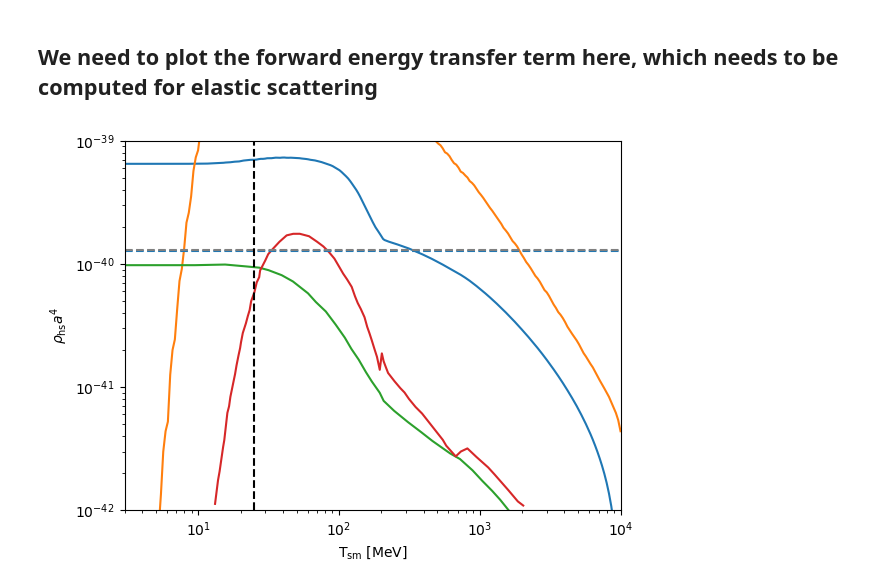
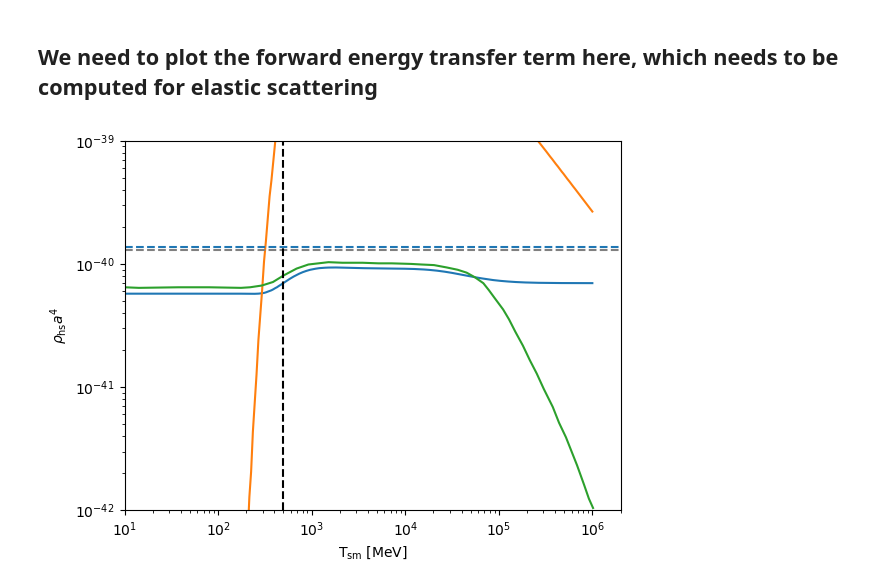
Before and after one commit to Duncan-Adams/mcp_boltzmann, a Jupyter notebook: notebooks/mcp_boltzmann_solver.ipynb, the cells around one changed output. Saved outputs shown, nothing was run; the diff lists cells and outputs as text; code cells hidden in the pictures.

Commit message:
Fixed bug in coulomb electroweak scatterng rates

```diff
--- a/notebooks/mcp_boltzmann_solver.ipynb
+++ b/notebooks/mcp_boltzmann_solver.ipynb
@@ -122,10 +120,10 @@ FAC = 1./(6.58212e-22)
 def delta_rho_nu_gam(T_gam, T_nu):
     return (1/FAC)*(DeltaRho_nue(T_gam, T_nu, 0.0) + 2*DeltaRho_numu(T_gam, T_nu, 0.0))
 # %%
-T_gamma_0 = 1e4 * MeV
+T_gamma_0 = 1e6 * MeV
 T_nu_0 = T_gamma_0
-T_DS_0 = 1e3
-# T_DS_0 = 1e6
+# T_DS_0 = 1e3
+T_DS_0 = 1e6
 # %%
 from mcp_boltzmann import boltzmann
 from mcp_boltzmann.boltzmann import rho_DS
@@ -169,5 +173,5 @@ plt.show()
 # %%
-sol_bsm = Boltz.solve_boltzmann_eq(T_gamma_0, T_nu_0, T_DS_0)
+sol_bsm = Boltz.solve_boltzmann_eq_L(T_gamma_0, T_nu_0, T_DS_0)
 
 time_bsm = sol_bsm[0]
 T_gam_bsm = sol_bsm[1]
@@ -329,16 +329,24 @@ Hub_tot = boltzmann.Hubble(T_gam_bsm, T_nu_bsm,T_dark_bsm, m_mcp)*(
 com_ED = boltzmann.rho_DS(T_dark_bsm, m_mcp)*(sf_bsm)**4
 # com_col = Boltz.colterm_EM_DS(T_gam_bsm, T_dark_bsm)*(sol_bsm.y[3])**4
 # com_col = CF_ann(T_gam_bsm, Q)*(sol_bsm.y[3])**4
+# com_col = (
+#     CF_scatt_sm_ds_F(T_gam_bsm, T_dark_bsm, Q)
+#    +CF_ann(T_gam_bsm, Q)
+#    +plas.C_plasmon_forwards(T_gam_bsm, m_mcp, Q)
+# )*(sf_bsm)**4
+
 com_col = (
-    CF_scatt_sm_ds_F(T_gam_bsm, T_dark_bsm, Q)
    +CF_ann(T_gam_bsm, Q)
    +plas.C_plasmon_forwards(T_gam_bsm, m_mcp, Q)
 )*(sf_bsm)**4
 
 H_plot = Hubble(T_gam_bsm, T_nu_bsm, T_dark_bsm, m_mcp)
 # %%
-shelton_f2_rho = load_csv('../input/fig/2206.13530_fig2_left_energy.csv')
-shelton_f2_cF = load_csv('../input/fig/2206.13530_fig2_left_CF.csv')
+# shelton_f2_rho = load_csv('../input/fig/2206.13530_fig2_left_energy.csv')
+# shelton_f2_cF = load_csv('../input/fig/2206.13530_fig2_left_CF.csv')
+
+shelton_f2_rho = load_csv('../input/fig/2206.13530_fig2_right_energy.csv')
+# shelton_f2_cF = load_csv('../input/fig/2206.13530_fig2_left_CF.csv')
 # %% [markdown]
 ## We need to plot the forward energy transfer term here, which needs to be computed for elastic scattering
 # %%
@@ -354,21 +362,22 @@ rho_neff_03 = boltzmann.rho_DS(T_ds_03, m_mcp)*(sf)**4
 # %%
 plt.plot(T_gam_bsm, com_ED)
 plt.plot(T_gam_bsm, com_col/H_plot)
 plt.plot(*shelton_f2_rho)
-plt.plot(*shelton_f2_cF)
+# plt.plot(*shelton_f2_cF)
 
 plt.axhline(rho_neff_03, label=r'$\Delta N_{\rm eff} = 0.3$', linestyle='dashed')
 plt.axhline(1.3e-40, label=r'$\Delta N_{\rm eff} = 0.3$', linestyle='dashed', color='gray')
 
 plt.yscale('log')
 plt.xscale('log')
 plt.axvline(m_mcp/4, linestyle='dashed', color='black')
 
 plt.xlabel(r'T$_{\rm sm}$ [MeV]')
 plt.ylabel(r'$\rho_{\rm hs} a^4$')
 
 plt.ylim(1e-42, 1e-39)
-plt.xlim(3, 1e4)
+# plt.xlim(3, 1e4)
+plt.xlim(10, 2e6)
 plt.show()
 # %% [output]
-[figure, old version]
+[figure, new version]
```
Also changed, not shown: parts of 25 cells of this notebook, 8 other files.
